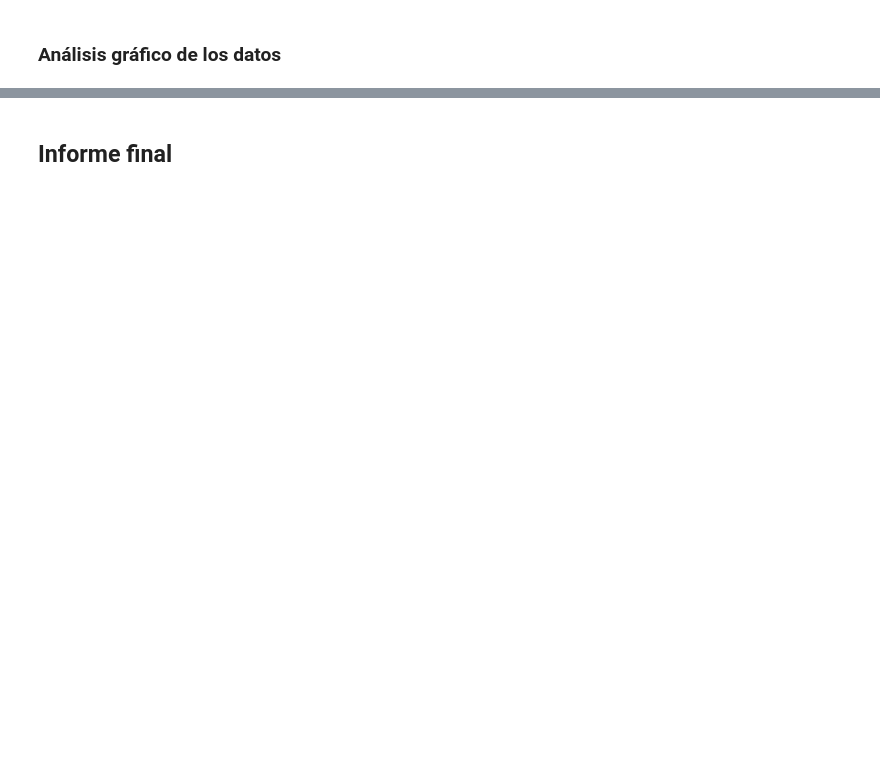
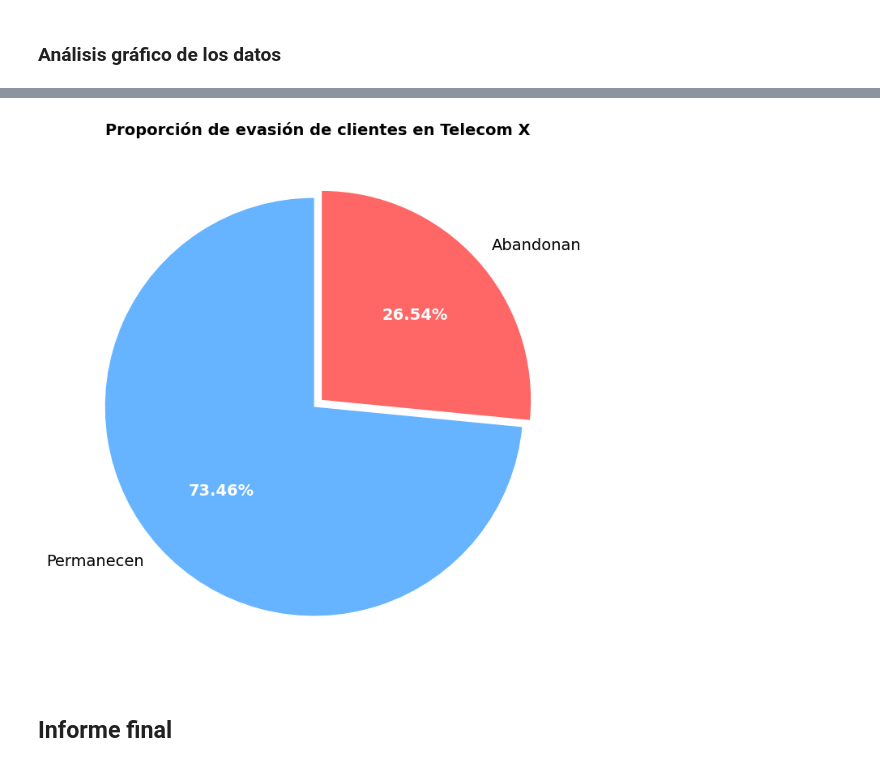
Before and after one commit to DanielRaiicHu/TelecomX, a Jupyter notebook: TelecomX.ipynb, the cells around one changed output, grey strips where cells are left out. Drawn from its saved outputs; the diff is of its cells as text; code cells hidden in the pictures; blank space fills up the shorter version.

Commit message:
Actualización: Iniciando con los gráficos

```diff
--- a/TelecomX.ipynb
+++ b/TelecomX.ipynb
@@ -468,2 +492,39 @@ df.describe()
+# %%
+# Contar la cantidad de usuarios que permanecen o abandonan Telecom X
+cliente_evade = df['Evasion'].value_counts()
+
+# Crear etiquetas para el gráfico
+etiquetas = ['Permanecen', 'Abandonan']
+
+# Crear figura y ejes
+fig, ax = plt.subplots(figsize=(7, 7))
+
+# Crear el gráfico de torta
+# Guardamos los textos generados para poder modificarlos
+wedges, texts, autotexts = ax.pie(
+    cliente_evade,
+    labels=etiquetas,
+    autopct='%1.2f%%',
+    startangle=90,
+    colors=['#66b3ff', '#FF6666'],
+    explode=(0.05, 0),
+    textprops= {'fontsize': 14, 'color':'black'}
+)
+
+# Personalizar solo los porcentajes (textos internos)
+for autotext in autotexts:
+    autotext.set_color('white')     # Color del texto dentro del gráfico
+    autotext.set_fontsize(14)       # Tamaño de los porcentajes
+    autotext.set_fontweight('bold') # Colocar en negrita
+
+# Ajustes de presentación
+ax.set_title('Proporción de evasión de clientes en Telecom X', fontsize=14, fontweight='bold')
+ax.axis('equal')  # Asegura que el gráfico sea perfectamente circular
+
+# Mostrar
+plt.tight_layout()
+plt.show()
+# %% [output]
+[figure, added]
 # %% [markdown]
 ## **Informe final**
```
Also changed, not shown: parts of 9 cells of this notebook.
